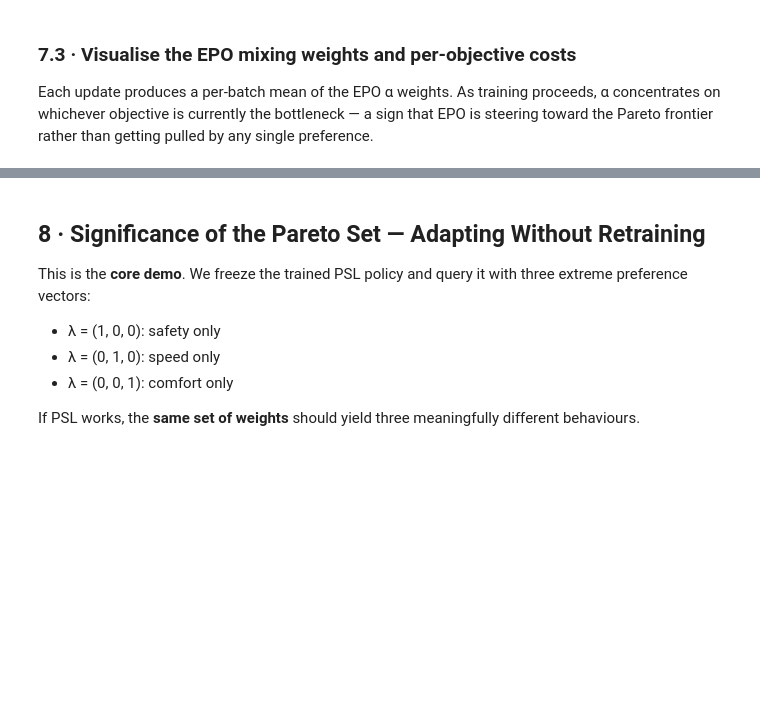
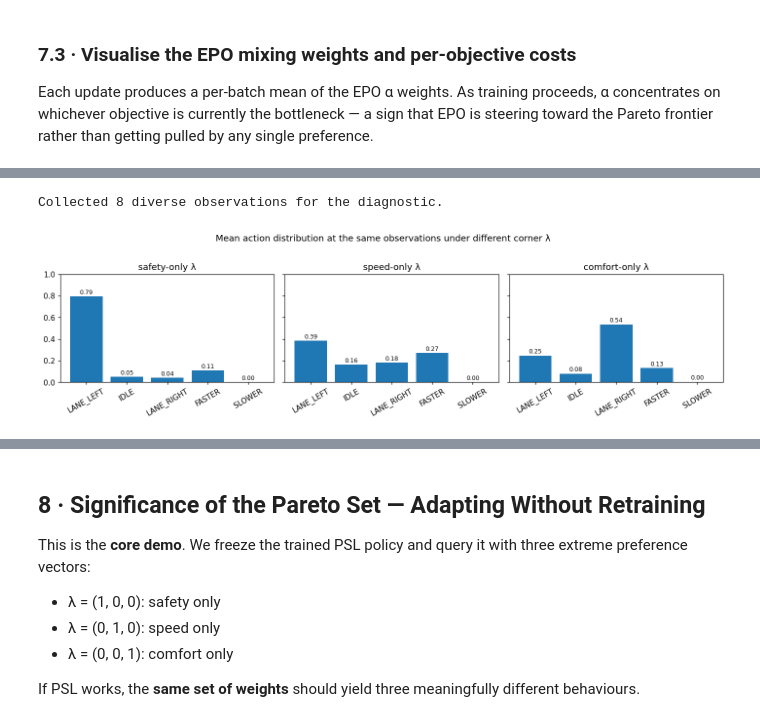
Before and after one commit to aaditManiar/autonomous-driving-psl, a Jupyter notebook: explore.ipynb, the cells around one changed output, grey strips where cells are left out. Drawn from its saved outputs; the diff is of its cells as text; code cells hidden in the pictures; blank space fills up the shorter version.

Commit message:
Attempts to improve results

```diff
--- a/explore.ipynb
+++ b/explore.ipynb
@@ -536,0 +539,79 @@ plt.tight_layout(); plt.show()
+# %%
+import torch.nn.functional as F
+from itertools import combinations
+
+trained_policy = trainer.policy
+trained_policy.eval()
+
+# --- 1. Collect a small bank of diverse observations ---
+diag_env = MOHighwayEnv(config=config.get("env", {}))
+obs_bank = []
+o, _ = diag_env.reset(seed=123)
+obs_bank.append(o.flatten())
+for _ in range(7):
+    a = diag_env.action_space.sample()
+    o, _, term, trunc, _ = diag_env.step(a)
+    obs_bank.append(o.flatten())
+    if term or trunc:
+        o, _ = diag_env.reset()
+diag_env.close()
+print(f"Collected {len(obs_bank)} diverse observations for the diagnostic.\n")
+
+# --- 2. Compute mean action distribution per corner-λ across those observations ---
+corner_lams = {
+    "safety-only λ":  np.array([0.9, 0.05, 0.05], dtype=np.float32),
+    "speed-only λ":   np.array([0.05, 0.9, 0.05], dtype=np.float32),
+    "comfort-only λ": np.array([0.05, 0.05, 0.9], dtype=np.float32),
+}
+action_names = ["LANE_LEFT", "IDLE", "LANE_RIGHT", "FASTER", "SLOWER"]
+
+probs_per_lam = {}
+with torch.no_grad():
+    for label, lam_val in corner_lams.items():
+        lam_t = torch.tensor(lam_val)
+        per_obs = []
+        for o_flat in obs_bank:
+            obs_t = torch.tensor(o_flat, dtype=torch.float32)
+            per_obs.append(F.softmax(trained_policy(obs_t, lam_t), dim=-1).numpy())
+        probs_per_lam[label] = np.stack(per_obs).mean(axis=0)   # (5,)
+
+# --- 3. Plot ---
+fig, axes = plt.subplots(1, 3, figsize=(13, 3.5), sharey=True)
+for ax, (label, p) in zip(axes, probs_per_lam.items()):
+    ax.bar(action_names, p)
+    ax.set_title(label)
+    ax.set_ylim(0, 1)
+    ax.tick_params(axis="x", rotation=30)
+    for i, v in enumerate(p):
+        ax.text(i, v + 0.02, f"{v:.2f}", ha="center", fontsize=8)
+plt.suptitle("Mean action distribution at the same observations under different corner λ", y=1.02)
+plt.tight_layout()
+plt.show()
+
+# --- 4. Quantify divergence: pairwise total-variation distance ---
+def tv_distance(p, q):
+    return 0.5 * np.abs(p - q).sum()
+
+print("Pairwise total-variation distance between corner-λ distributions")
+print("(0 = identical → policy ignores λ;  larger = stronger conditioning)\n")
+labels = list(probs_per_lam.keys())
+verdicts = []
+for a, b in combinations(labels, 2):
+    tv = tv_distance(probs_per_lam[a], probs_per_lam[b])
+    if   tv < 0.05: verdict = "COLLAPSED — policy is ignoring λ"
+    elif tv < 0.15: verdict = "weak conditioning"
+    else:           verdict = "ok — meaningful λ response"
+    verdicts.append(tv)
+    print(f"  {a:18s}  vs  {b:18s}  →  TV = {tv:.3f}   ({verdict})")
+
+mean_tv = float(np.mean(verdicts))
+print(f"\nMean pairwise TV distance: {mean_tv:.3f}")
+if mean_tv < 0.05:
+    print("→ Policy has collapsed. Try: more updates, higher p_corner, deeper λ injection, or a true hypernetwork.")
+elif mean_tv < 0.15:
+    print("→ Conditioning is weak but present. More training or higher entropy_coef late may help.")
+else:
+    print("→ Conditioning is working. Section 8 results should reflect real λ-driven adaptation.")
+# %% [output]
+Collected 8 diverse observations for the diagnostic.
+[figure, added]
```
Also changed, not shown: parts of 21 cells of this notebook, 6 other files.
